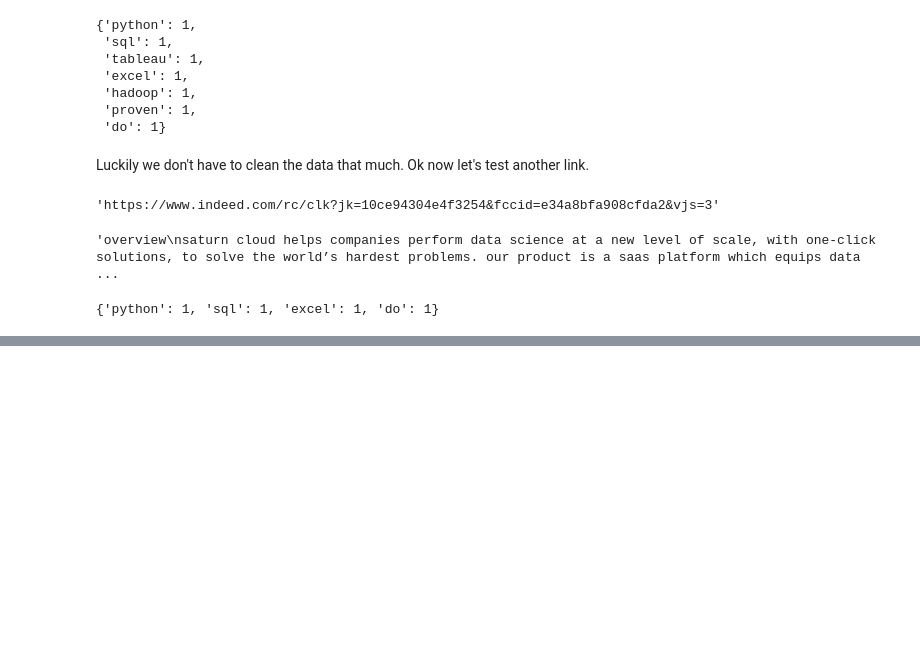
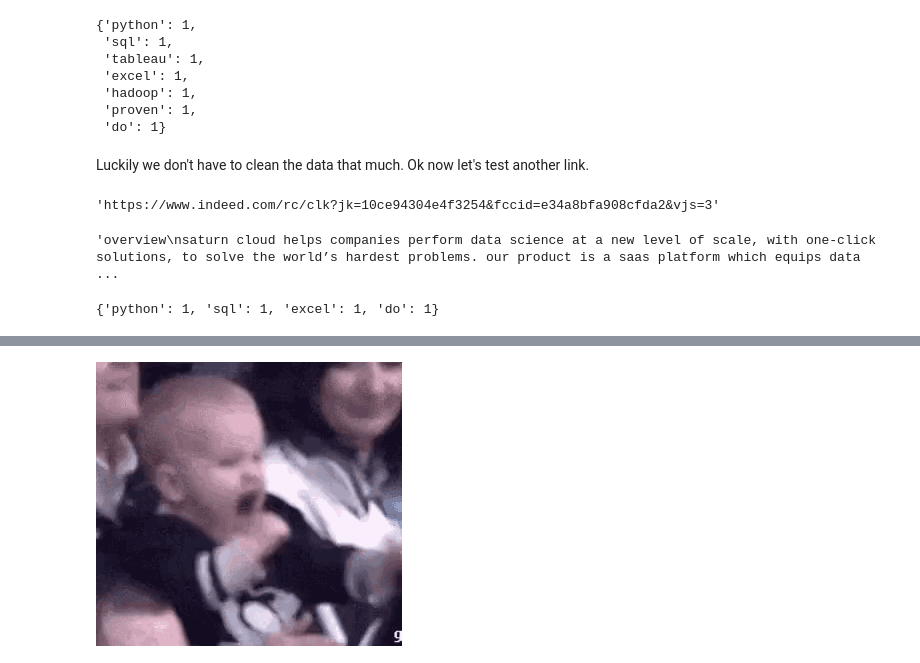
Before and after one commit to hamzajabbarr/skills-summariser, a Jupyter notebook: code_tester.ipynb, the cells around one changed output, grey strips where cells are left out. Cells and saved outputs as stored; diff of their text form; code cells hidden in the pictures; blank space fills up the shorter version.

```diff
--- a/code_tester.ipynb
+++ b/code_tester.ipynb
@@ -231,0 +302,4 @@ test_dic2
+# %%
+Image('https://i.pinimg.com/originals/9b/47/e7/9b47e788aeca53a2a202f387eebae195.gif')
+# %% [output]
+[figure, added]
```
Also changed, not shown: parts of 7 cells of this notebook.
